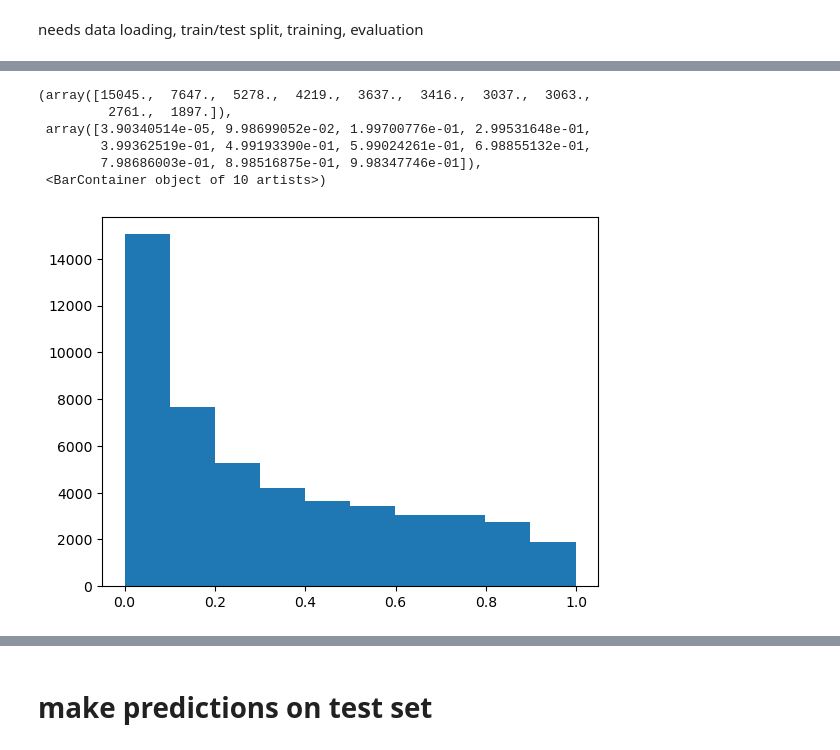
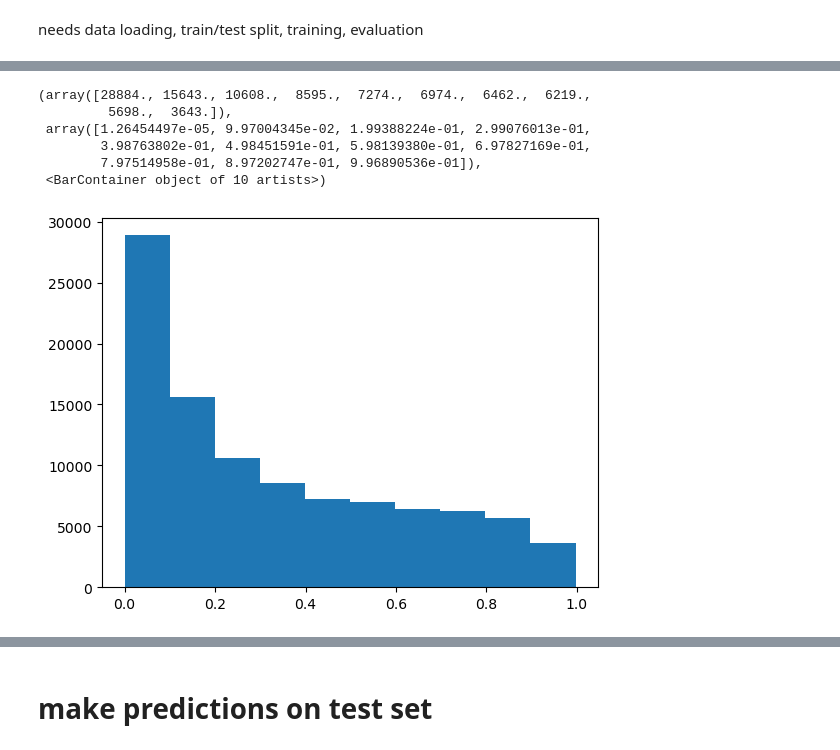
Before and after one commit to betty-gures/cs433project1, a Jupyter notebook: notebooks/004_logistic_regression.ipynb, the cells around one changed output, grey strips where cells are left out. Drawn from its saved outputs; the diff is of its cells as text; code cells hidden in the pictures.

```diff
--- a/notebooks/004_logistic_regression.ipynb
+++ b/notebooks/004_logistic_regression.ipynb
@@ -116,3 +27,5 @@ max_samples = 50000
 # %%
-w = logistic_regression(y_train.reshape(-1,1)[:max_samples], x_train[:max_samples], weighting=True)
+model = LogisticRegression(metric=f_score)
+max_samples = 100000
+model.train(X=x_train[:max_samples], y=y_train[:max_samples], verbose=False)
 # %% [output]
@@ -138,11 +33,11 @@ import matplotlib.pyplot as plt
 # %%
-plt.hist(sigmoid(x_train[:max_samples] @ w))
+plt.hist(sigmoid(x_train[:max_samples] @ model.weights))
 # %% [output]
-(array([15045.,  7647.,  5278.,  4219.,  3637.,  3416.,  3037.,  3063.,
-         2761.,  1897.]),
- array([3.90340514e-05, 9.98699052e-02, 1.99700776e-01, 2.99531648e-01,
-        3.99362519e-01, 4.99193390e-01, 5.99024261e-01, 6.98855132e-01,
-        7.98686003e-01, 8.98516875e-01, 9.98347746e-01]),
+(array([28884., 15643., 10608.,  8595.,  7274.,  6974.,  6462.,  6219.,
+         5698.,  3643.]),
+ array([1.26454497e-05, 9.97004345e-02, 1.99388224e-01, 2.99076013e-01,
+        3.98763802e-01, 4.98451591e-01, 5.98139380e-01, 6.97827169e-01,
+        7.97514958e-01, 8.97202747e-01, 9.96890536e-01]),
  <BarContainer object of 10 artists>)
-[figure, old version]
+[figure, new version]
 # %%
```
Also changed, not shown: parts of 8 cells of this notebook, 14 other files.
